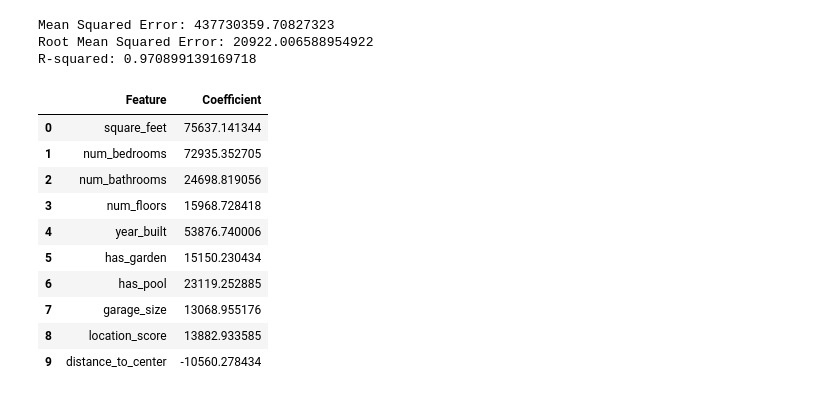
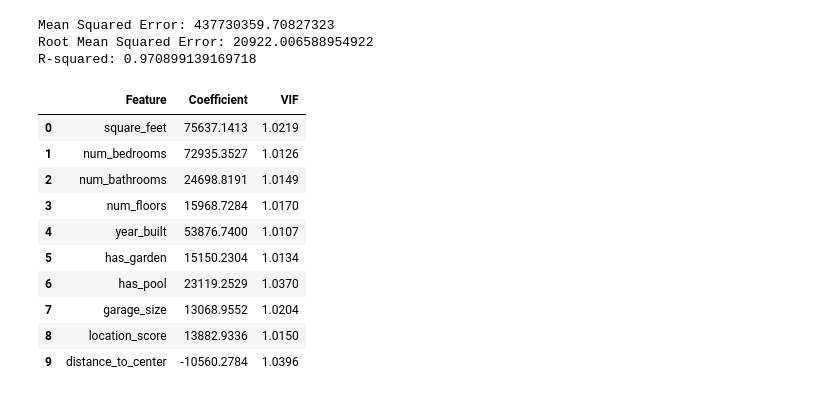
Before and after one commit to Ruben-Boeckx/Linear-Regression, a Jupyter notebook: Linear_regression.ipynb, the cells around one changed output. Cells and saved outputs as stored; diff of their text form; code cells hidden in the pictures.

```diff
--- a/Linear_regression.ipynb
+++ b/Linear_regression.ipynb
@@ -93,22 +95,30 @@ Mean Squared Error: 437730359.70827323
 Root Mean Squared Error: 20922.006588954922
 R-squared: 0.970899139169718
 # %%
+pd.options.display.float_format = '{:.4f}'.format
+
+intercept_reg = regressor.intercept_
 coefficients_reg = regressor.coef_
 
 coefficients = pd.DataFrame({
     "Feature": X.columns,
     "Coefficient": coefficients_reg
 })
+
+X_with_const = add_constant(X)
+vif_values = [variance_inflation_factor(X_with_const.values, i + 1) for i in range(len(X.columns))]
+coefficients["VIF"] = vif_values
+
 coefficients
 # %% [output]
-|  | Feature | Coefficient |
-| 0 | square_feet | 75637.141344 |
-| 1 | num_bedrooms | 72935.352705 |
-| 2 | num_bathrooms | 24698.819056 |
-| 3 | num_floors | 15968.728418 |
-| 4 | year_built | 53876.740006 |
-| 5 | has_garden | 15150.230434 |
-| 6 | has_pool | 23119.252885 |
-| 7 | garage_size | 13068.955176 |
-| 8 | location_score | 13882.933585 |
-| 9 | distance_to_center | -10560.278434 |
+|  | Feature | Coefficient | VIF |
+| 0 | square_feet | 75637.1413 | 1.0219 |
+| 1 | num_bedrooms | 72935.3527 | 1.0126 |
+| 2 | num_bathrooms | 24698.8191 | 1.0149 |
+| 3 | num_floors | 15968.7284 | 1.0170 |
+| 4 | year_built | 53876.7400 | 1.0107 |
+| 5 | has_garden | 15150.2304 | 1.0134 |
+| 6 | has_pool | 23119.2529 | 1.0370 |
+| 7 | garage_size | 13068.9552 | 1.0204 |
+| 8 | location_score | 13882.9336 | 1.0150 |
+| 9 | distance_to_center | -10560.2784 | 1.0396 |
```
Also changed, not shown: parts of 8 cells of this notebook.
